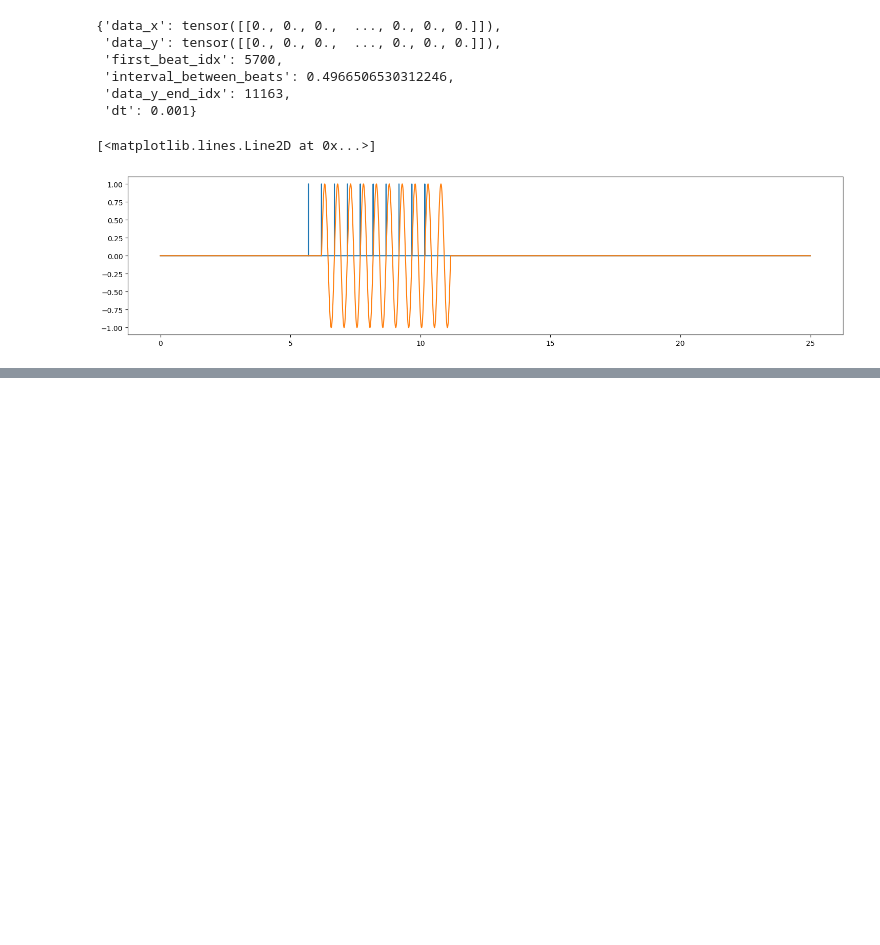
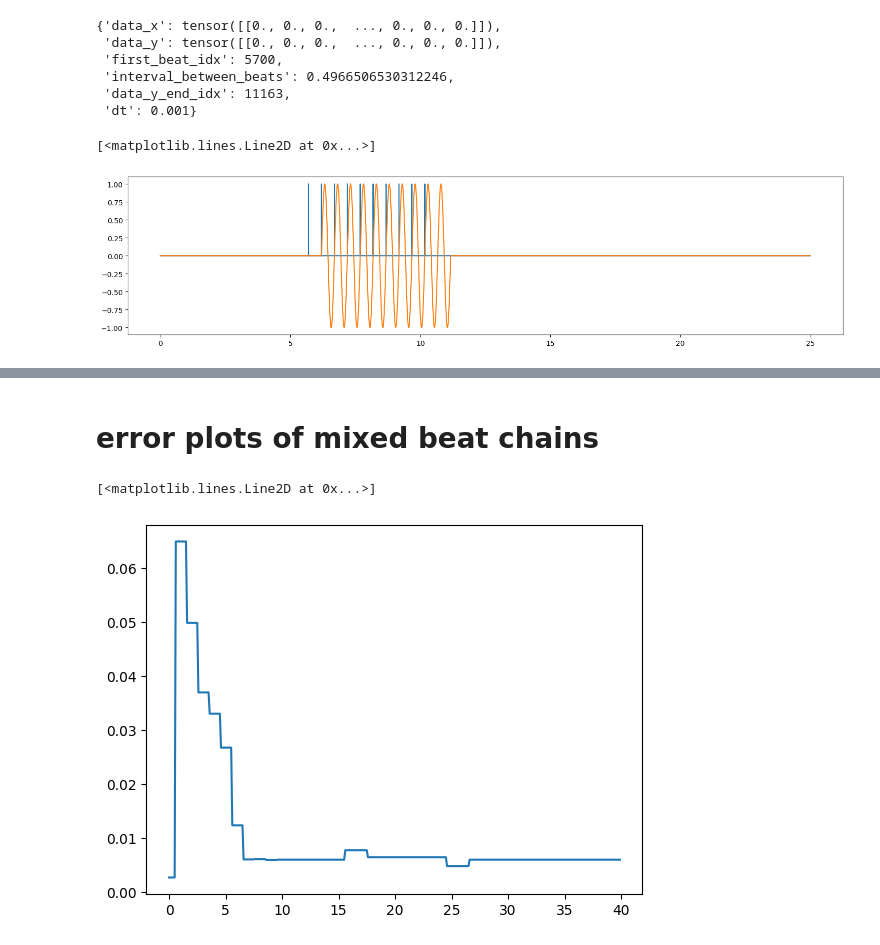
Before and after one commit to mtnusf97/CTRNN, a Jupyter notebook: helper_notebook.ipynb, the cells around one changed output, grey strips where cells are left out. Cells and saved outputs as stored; diff of their text form; code cells hidden in the pictures; blank space fills up the shorter version.

```diff
--- a/helper_notebook.ipynb
+++ b/helper_notebook.ipynb
@@ -638,0 +718,34 @@ last_index
+# %% [markdown]
+# error plots of mixed beat chains
+# %%
+config_file_path = '/home/matin/McMaster/trimba/phd_codes/CTRNN/experiments/ctrnn_v2/beats_chain/CTRNN_beats_chain_full_sine_beatsn10_targetsn10_dt0.01_2023-Feb-13-00-20-33_2965118/config.yaml'
+config = edict(yaml.full_load(open(config_file_path, 'r')))
+config.device = 'cpu'
+model = CTRNN(config)
+model_file = os.path.join(config.save_dir, config.test.test_model_name)
+model_file = model_file.replace('/home/mtnusf97/projects/def-cannoj9/mtnusf97/CTRNN/', '')
+load_model(model, model_file, config.device)
+model.to(config.device)
+# %%
+distance_between_chains = np.arange(0, 40, 0.1)
+errors_array_4 = []
+
+for distance in tqdm(distance_between_chains):
+    error = mixed_data_x_loss(
+        model,
+        data_duration=19 + distance,
+        first_beat_time1=10,
+        distance_between_chains=distance,
+        interval1=0.4,
+        interval2=0.4,
+        number_of_beats1=10,
+        number_of_beats2=10,
+        number_of_targets1=10,
+        number_of_targets2=10
+        )
+    errors_array_4.append(error)
+# %%
+plt.plot(distance_between_chains, errors_array_4)
+# %% [output]
+[<matplotlib.lines.Line2D at 0x...>]
+[figure, added]
```
Also changed, not shown: parts of 18 cells of this notebook, 7 other files.
